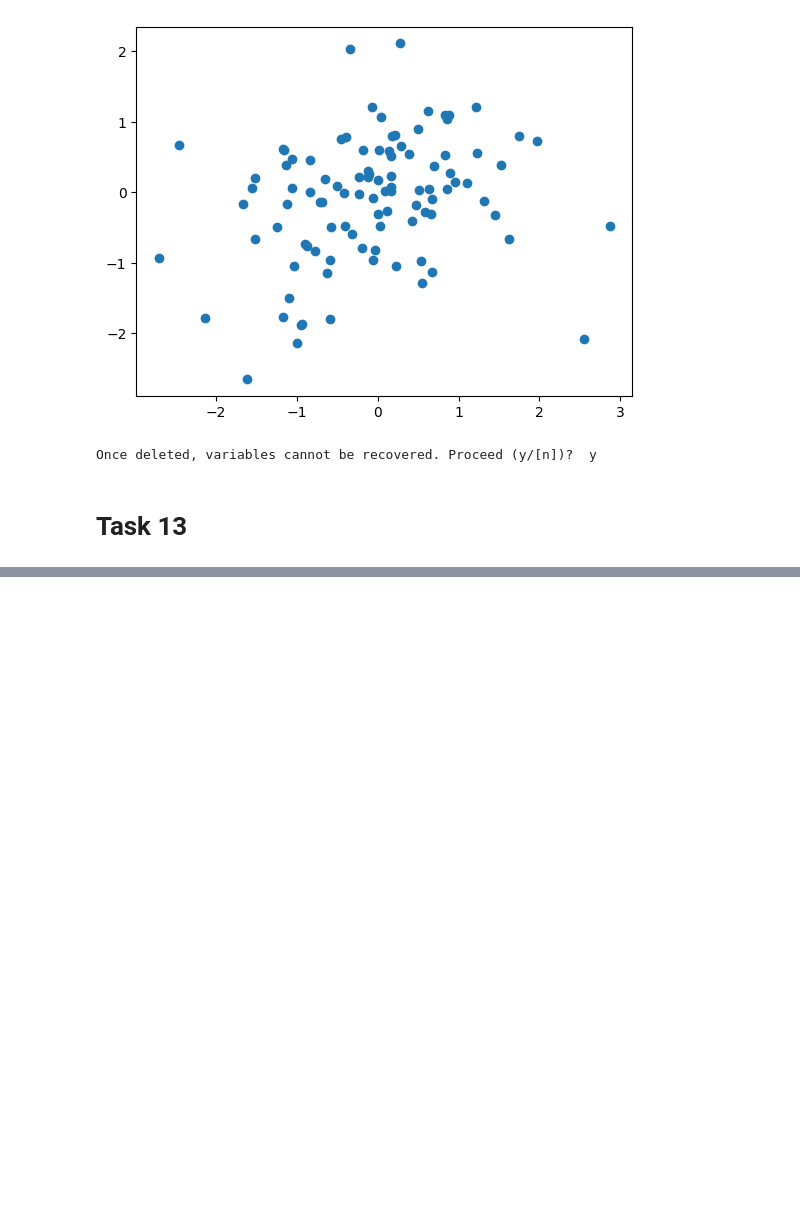
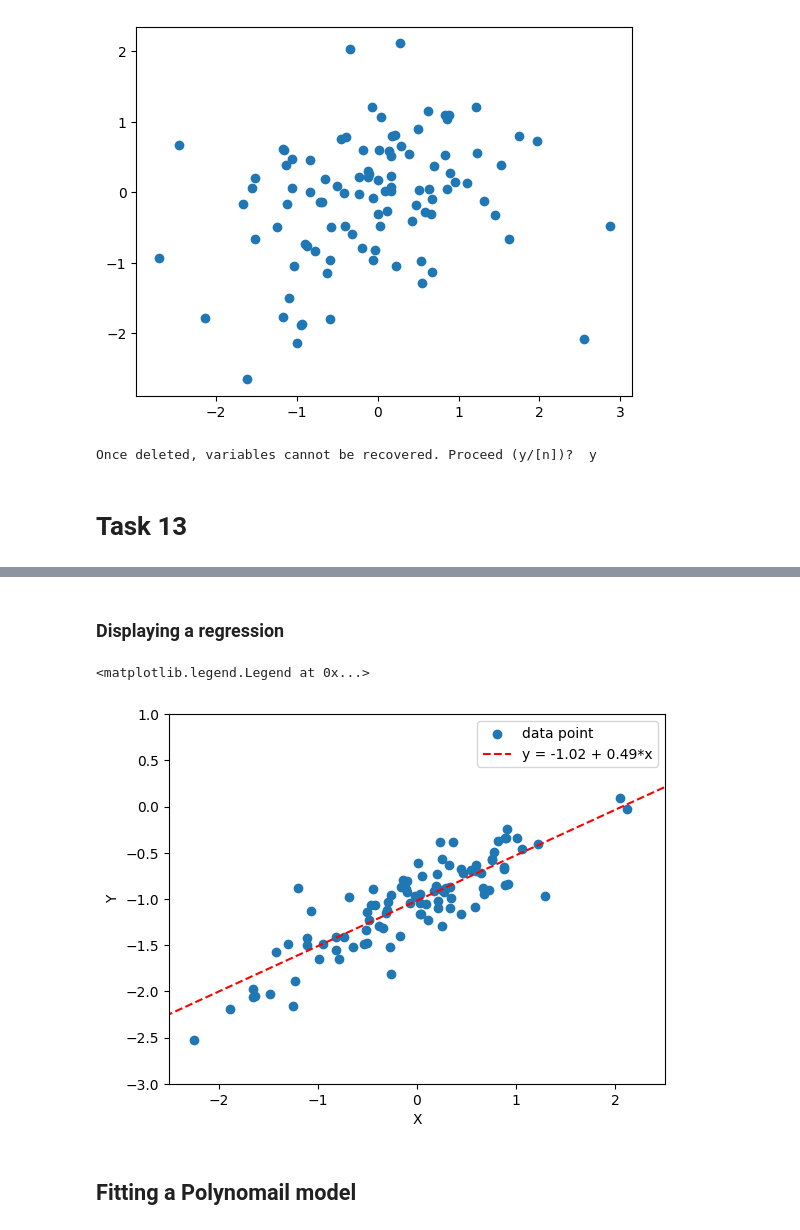
Before and after one commit to xXKeNdAmAmAsTeRXx/ISLP_labs, a Jupyter notebook: applied-Tasks/LinearRegressionTasks.ipynb, the cells around one changed output, grey strips where cells are left out. Cells and saved outputs as stored; diff of their text form; code cells hidden in the pictures; blank space fills up the shorter version.

```diff
--- a/applied-Tasks/LinearRegressionTasks.ipynb
+++ b/applied-Tasks/LinearRegressionTasks.ipynb
@@ -809,0 +843,6 @@ Once deleted, variables cannot be recovered. Proceed (y/[n])?  y
+# %%
+x_c = sm.add_constant(x, prepend=False)
+linear_model = sm.OLS(y, x_c)
+linear_results = linear_model.fit()
+
+print(linear_results.summary())
@@ -809,0 +867,21 @@ Once deleted, variables cannot be recovered. Proceed (y/[n])?  y
+# %% [markdown]
+### Displaying a regression
+# %%
+w, b = linear_results.params
+
+plt.figure()
+plt.scatter(x,y, label="data point")
+
+X = np.array([-10 , 0 , 10])
+Y = b + w*X
+plt.plot(X,Y, color='red', linestyle='--', label=f"y = {round(b,2)} + {round(w,2)}*x")
+plt.xlabel('X')
+plt.ylabel('Y')
+plt.xlim([-2.5,2.5])
+plt.ylim([-3, 1])
+plt.legend()
+# %% [output]
+<matplotlib.legend.Legend at 0x...>
+[figure, added]
+# %% [markdown]
+## Fitting a Polynomail model
```
Also changed, not shown: parts of 14 cells of this notebook.
